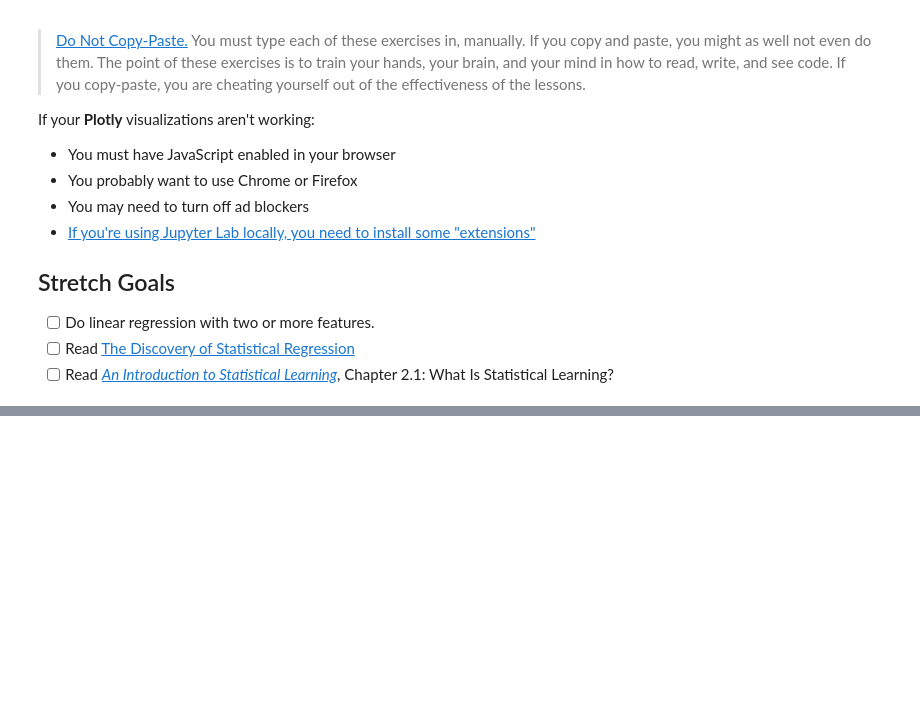
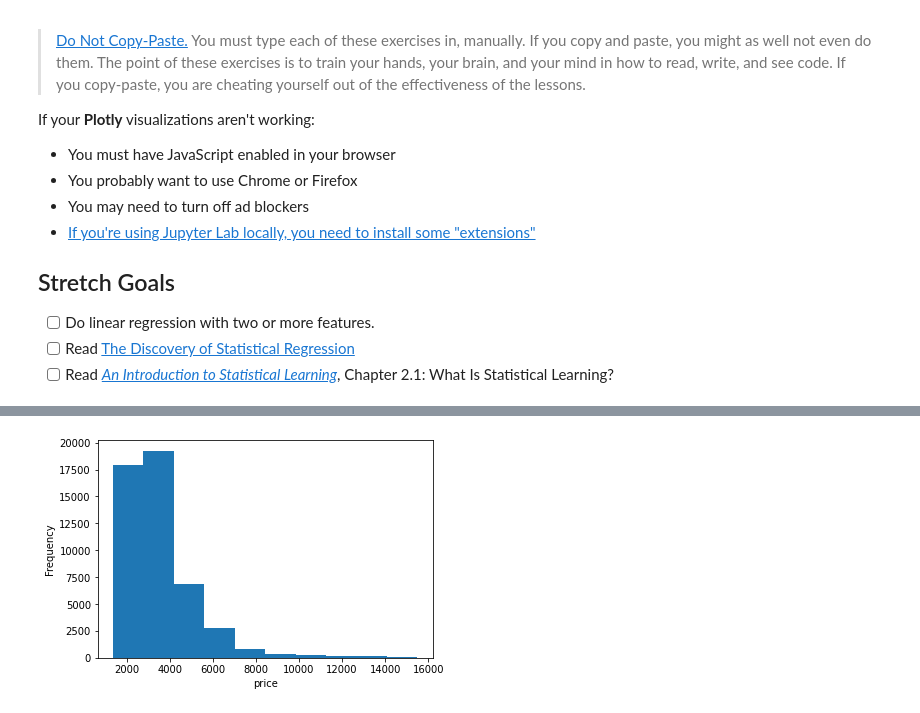
Before and after one commit to bloominstituteoftechnology/DS-Unit-2-Linear-Models, a Jupyter notebook: module1-regression-1/LS_DS_211_assignment.ipynb, the cells around one changed output, grey strips where cells are left out. Drawn from its saved outputs; the diff is of its cells as text; code cells hidden in the pictures; blank space fills up the shorter version.

```diff
--- a/module1-regression-1/LS_DS_211_assignment.ipynb
+++ b/module1-regression-1/LS_DS_211_assignment.ipynb
@@ -62,0 +96,5 @@ df = df[(df['price'] >= 1375) & (df['price'] <= 15500) &
+# %%
+df['price'].plot(kind='hist')
+plt.xlabel('price');
+# %% [output]
+[figure, added]
```
Also changed, not shown: parts of 28 cells of this notebook.
